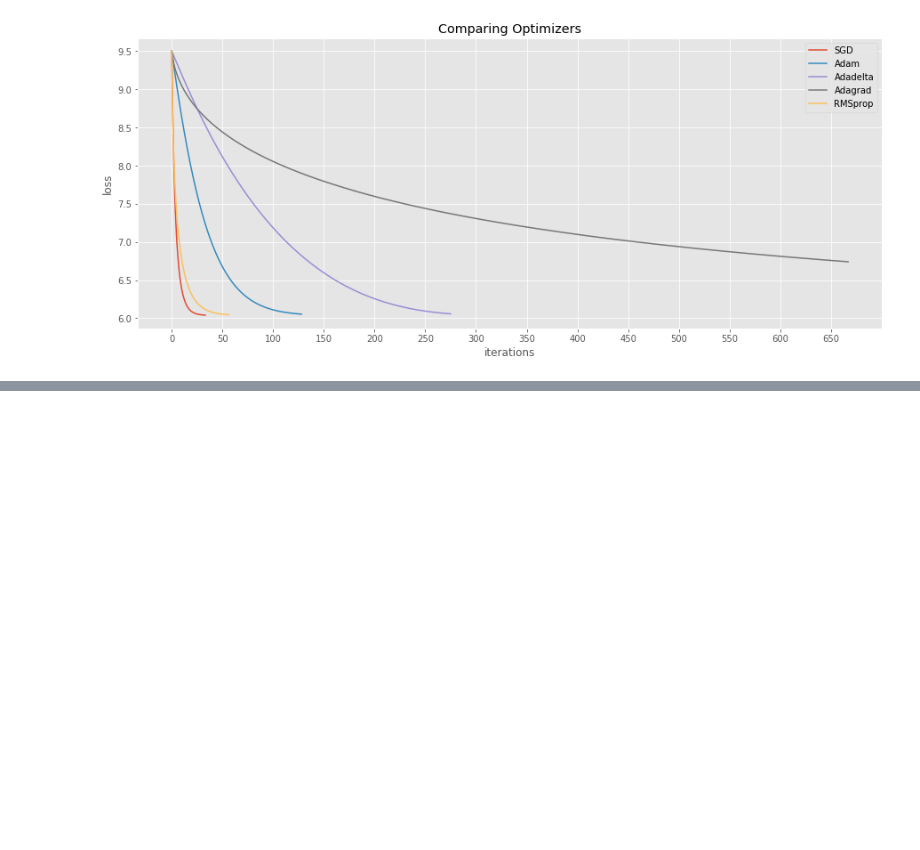
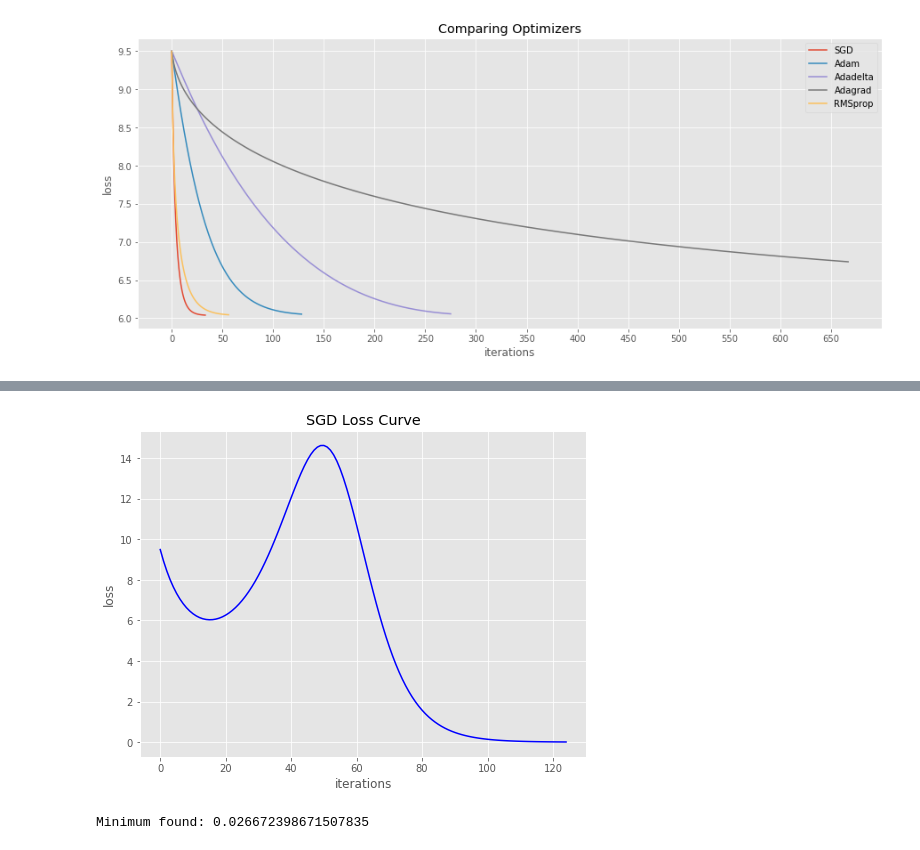
Before and after one commit to Davit98/Optimization-ML, a Jupyter notebook: Experiments.ipynb, the cells around one changed output, grey strips where cells are left out. Cells and saved outputs as stored; diff of their text form; code cells hidden in the pictures; blank space fills up the shorter version.

```diff
--- a/Experiments.ipynb
+++ b/Experiments.ipynb
@@ -204,0 +210,9 @@ plt.show()
+# %%
+# How? :| math.sin instead of torch.sin
+def f(x):
+    return (x + 2 * math.sin(x))**2
+
+optimization(x0=5,f=f,optim_method='SGD',lr=0.01,eps=0.001,plot_loss=True,return_loss=False)
+# %% [output]
+[figure, added]
+Minimum found: 0.026672398671507835
```
Also changed, not shown: parts of 4 cells of this notebook.
